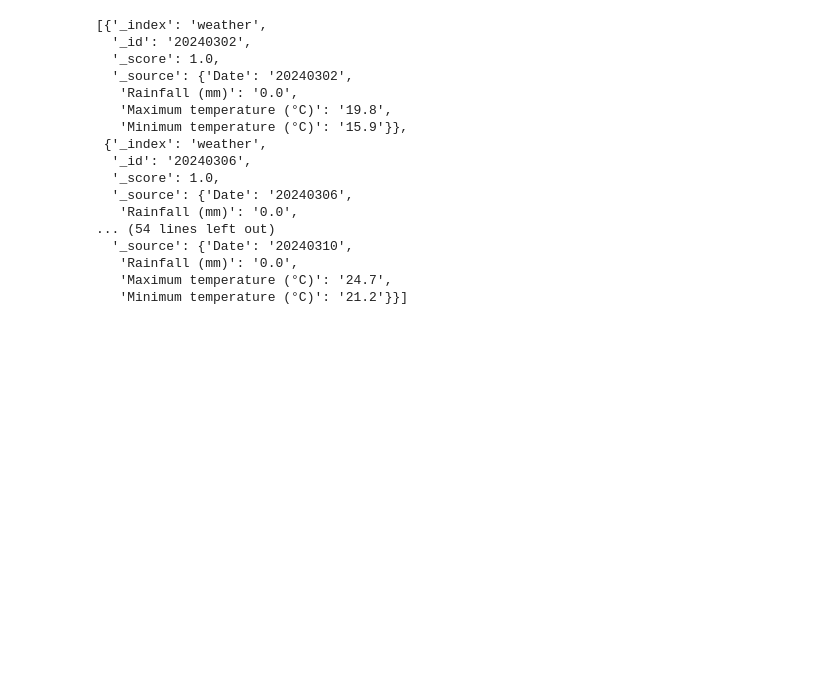
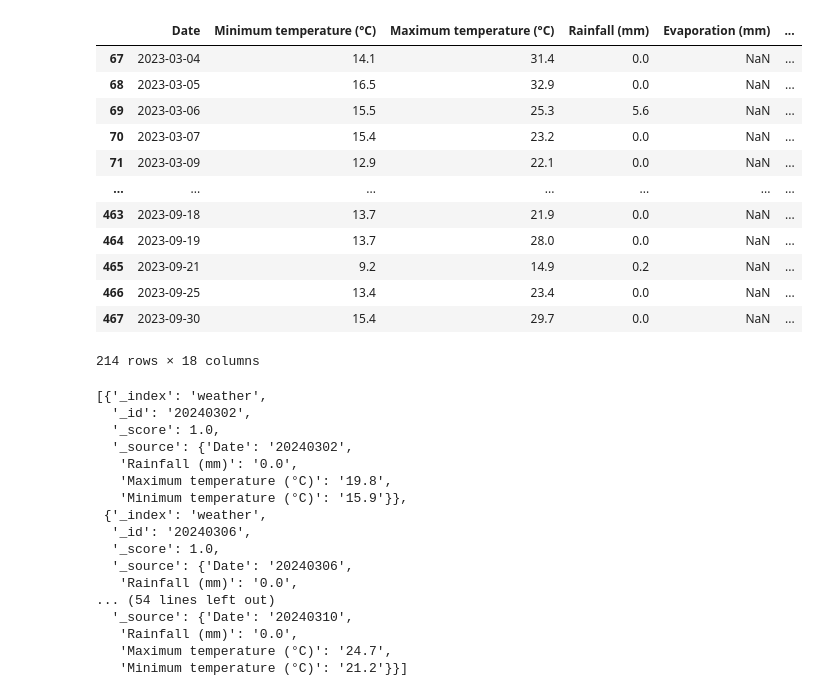
Before and after one commit to YITONGK/CCC_group63_frontend, a Jupyter notebook: test.ipynb, the cells around one changed output. Saved outputs shown, nothing was run; the diff lists cells and outputs as text; code cells hidden in the pictures; blank space fills up the shorter version.

```diff
--- a/test.ipynb
+++ b/test.ipynb
@@ -15,3 +54,39 @@ yes
+# %%
+import pandas as pd
+import requests
+
+response = requests.get("http://127.0.0.1:9090/search/weather")
+
+data = response.json()['response']
+df = pd.DataFrame(data)
+
+start_date = '20230301'
+end_date = '20230930'
+
+# Convert start_date and end_date to datetime
+start_date = pd.to_datetime(start_date, format='%Y%m%d')
+end_date = pd.to_datetime(end_date, format='%Y%m%d')
+
+df['Date'] = pd.to_datetime(df['Date'], format='%Y%m%d')
+# Filter the DataFrame by date range
+filtered_df = df[(df['Date'] >= start_date) & (df['Date'] <= end_date)]
+filtered_df
+# %%
+filtered_df
+# %% [output]
+|  | Date | Minimum temperature (°C) | Maximum temperature (°C) | Rainfall (mm) | Evaporation (mm) | ... |
+| 67 | 2023-03-04 | 14.1 | 31.4 | 0.0 | NaN | ... |
+| 68 | 2023-03-05 | 16.5 | 32.9 | 0.0 | NaN | ... |
+| 69 | 2023-03-06 | 15.5 | 25.3 | 5.6 | NaN | ... |
+| 70 | 2023-03-07 | 15.4 | 23.2 | 0.0 | NaN | ... |
+| 71 | 2023-03-09 | 12.9 | 22.1 | 0.0 | NaN | ... |
+| ... | ... | ... | ... | ... | ... | ... |
+| 463 | 2023-09-18 | 13.7 | 21.9 | 0.0 | NaN | ... |
+| 464 | 2023-09-19 | 13.7 | 28.0 | 0.0 | NaN | ... |
+| 465 | 2023-09-21 | 9.2 | 14.9 | 0.2 | NaN | ... |
+| 466 | 2023-09-25 | 13.4 | 23.4 | 0.0 | NaN | ... |
+| 467 | 2023-09-30 | 15.4 | 29.7 | 0.0 | NaN | ... |
+214 rows × 18 columns
 # %%
 import ast
 d = ast.literal_eval(data)
```
Also changed, not shown: parts of 5 cells of this notebook, 10 other files.
